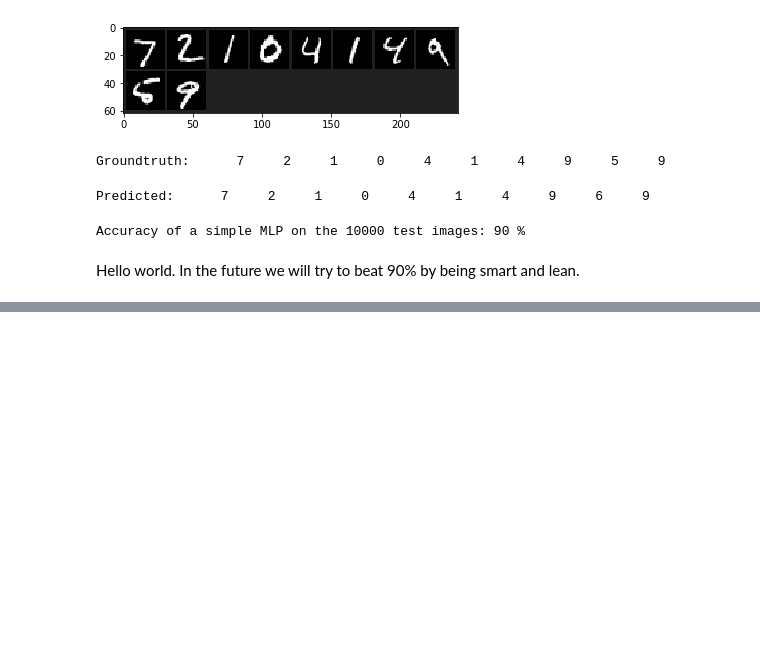
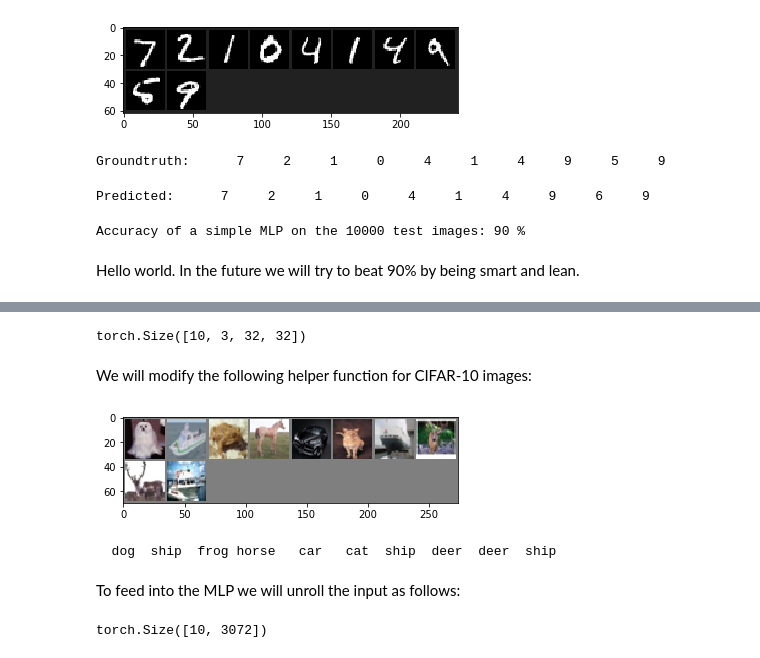
Before and after one commit to JontySinai/artificial_neural_networks, a Jupyter notebook: notebooks/mlp.ipynb, the cells around one changed output, grey strips where cells are left out. Drawn from its saved outputs; the diff is of its cells as text; code cells hidden in the pictures; blank space fills up the shorter version.

Commit message:
Add CIFAR-10 to MLP example :horse: :frog: :dog: :ship: :car:

```diff
--- a/notebooks/mlp.ipynb
+++ b/notebooks/mlp.ipynb
@@ -250,0 +268,5 @@ Hello world. In the future we will try to beat 90% by being smart and lean.
+# %%
+cifar10_trainloader = torch.utils.data.DataLoader(cifar10_trainset, batch_size=10, shuffle=True, num_workers=2)
+cifar10_testloader = torch.utils.data.DataLoader(cifar10_testset, batch_size=10, shuffle=False, num_workers=2)
+# %%
+classes = ('plane', 'car', 'bird', 'cat', 'deer', 'dog', 'frog', 'horse', 'ship', 'truck')
@@ -250,0 +279,28 @@ Hello world. In the future we will try to beat 90% by being smart and lean.
+# %%
+data_iter = iter(cifar10_trainloader)
+images, labels = next(data_iter)  # remember that the batch size is 10, so this will contain 10 images
+
+print(images.size())
+# %% [output]
+torch.Size([10, 3, 32, 32])
+# %% [markdown]
+We will modify the following helper function for CIFAR-10 images:
+# %%
+def imshow(img):
+    img = img * 0.5 + 0.5     # unnormalize
+    npimg = img.numpy()
+    plt.imshow(np.transpose(npimg, (1, 2, 0)))
+    plt.show()
+# %%
+imshow(torchvision.utils.make_grid(images))
+print(' '.join('%5s' % classes[labels[j]] for j in range(10)))
+# %% [output]
+[figure, added]
+  dog  ship  frog horse   car   cat  ship  deer  deer  ship
+# %% [markdown]
+To feed into the MLP we will unroll the input as follows:
+# %%
+input_ = images.view(-1, 3072)  # -1 tells PyTorch to infer the other dimensions, in this case just batch size
+print(input_.size())
+# %% [output]
+torch.Size([10, 3072])
```
Also changed, not shown: parts of 17 cells of this notebook.
